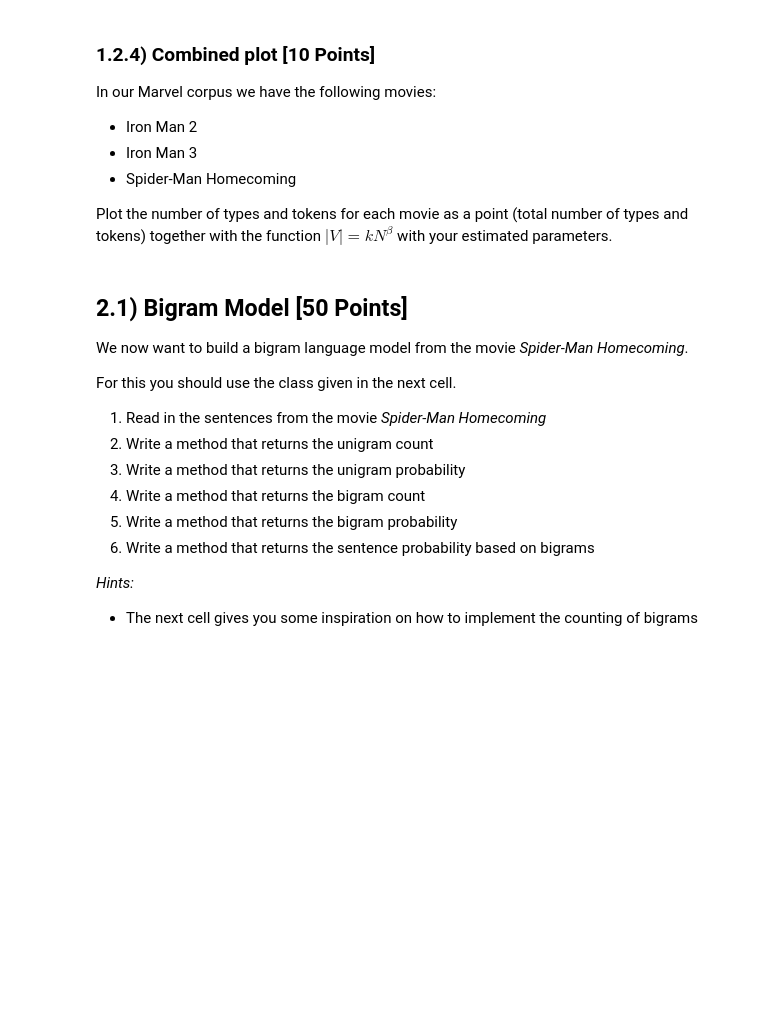
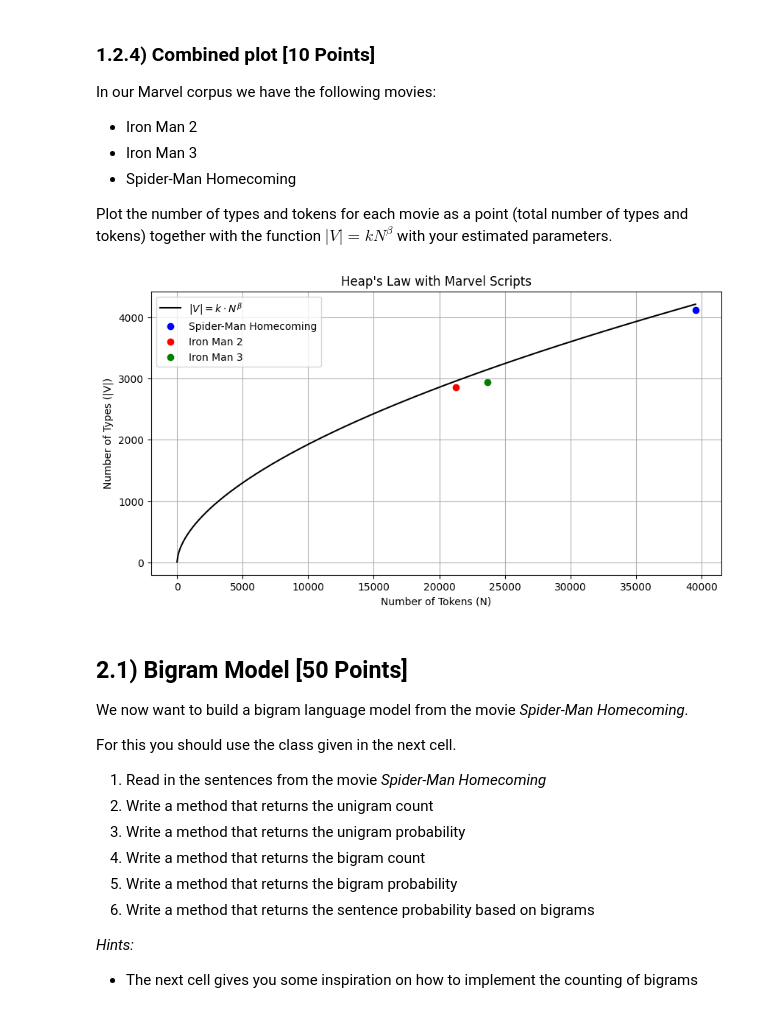
Before and after one commit to RiddheshMore/NLP_SS25, a Jupyter notebook: NLP_Assignment_02/N-Grams.ipynb, the cells around one changed output. Cells and saved outputs as stored; diff of their text form; code cells hidden in the pictures; blank space fills up the shorter version.

````diff
--- a/NLP_Assignment_02/N-Grams.ipynb
+++ b/NLP_Assignment_02/N-Grams.ipynb
@@ -120,15 +173,21 @@
 ```curve_fit``` takes in three arguments, the function that relatex x values to y values together with its parameters, the observed x-values and the observed y-values. It return popt (the optimal parameters) and pcov (how well they fit).
 # %%
 from scipy.optimize import curve_fit
+import numpy as np
 
 def func(x, k, beta):
     return k * x**beta
 
-k = 0
-beta = 0
+# k = 0
+# beta = 0
 
 # YOUR CODE HERE
-raise NotImplementedError()
+
+# curve_fit
+popt, pcov = curve_fit(func, number_of_tokens, number_of_types)
+
+k, beta = popt
+#raise NotImplementedError()
 
 print('For the movie Spider-Man we estimate k = {:.2f} and beta = {:.2f}'.format(
     k,
@@ -154,3 +208,28 @@ plt.show()
+# %%
+import matplotlib.pyplot as plt
+
+plt.figure(figsize=(10, 5))
+# YOUR CODE HERE
+# smooth the x_values for the curve_fit
+x_vals = np.linspace(1, max(tokens, iron_man2_tokens, iron_man3_tokens), 500)
+y_vals = func(x_vals, k, beta)
+
+plt.plot(x_vals, y_vals, label=r"$|V| = k \cdot N^\beta$", color='black')
+
+# points for each movie
+plt.scatter(tokens, types, color='blue', label="Spider-Man Homecoming")
+plt.scatter(iron_man2_tokens, iron_man2_types, color='red', label="Iron Man 2")
+plt.scatter(iron_man3_tokens, iron_man3_types, color='green', label="Iron Man 3")
+plt.title("Heap's Law with Marvel Scripts")
+plt.xlabel("Number of Tokens (N)")
+plt.ylabel("Number of Types (|V|)")
+plt.grid(True)
+plt.legend()
+
+#raise NotImplementedError()
+plt.show()
+# %% [output]
+[figure, added]
 # %% [markdown]
 ## 2.1) Bigram Model [50 Points]
 
````
Also changed, not shown: parts of 8 cells of this notebook.
